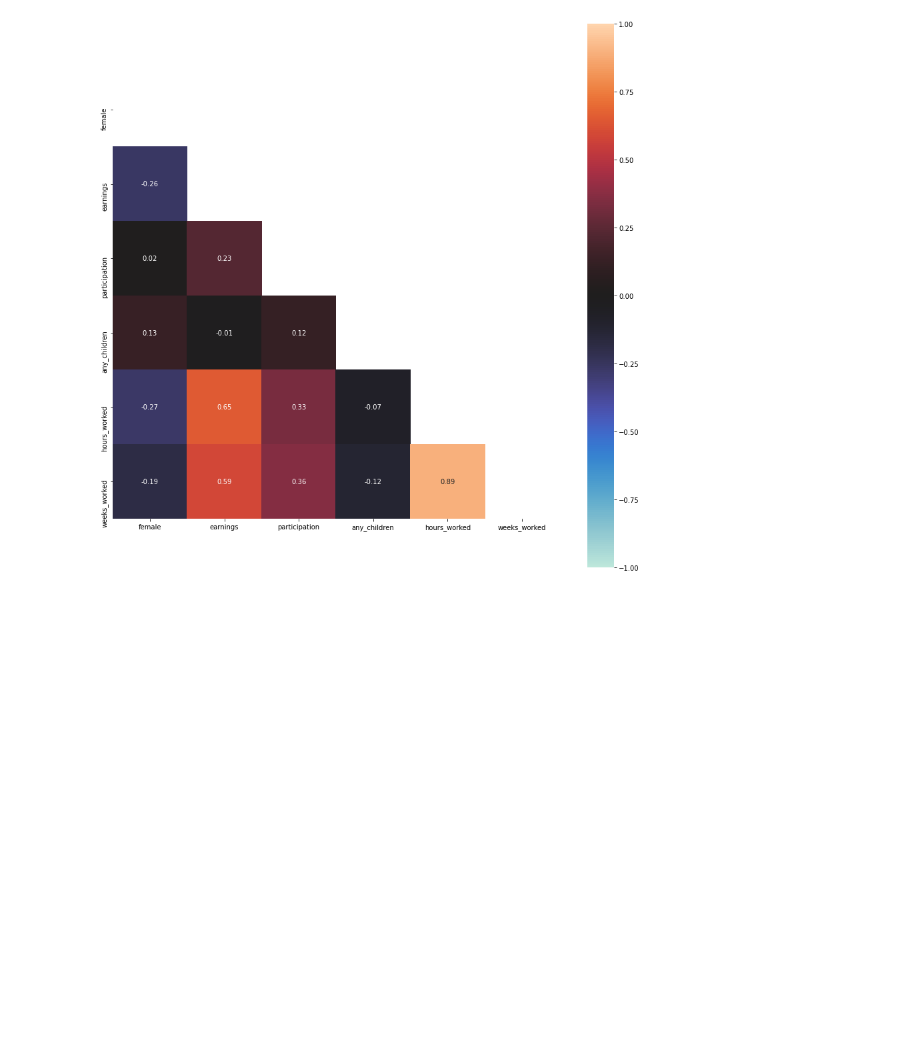
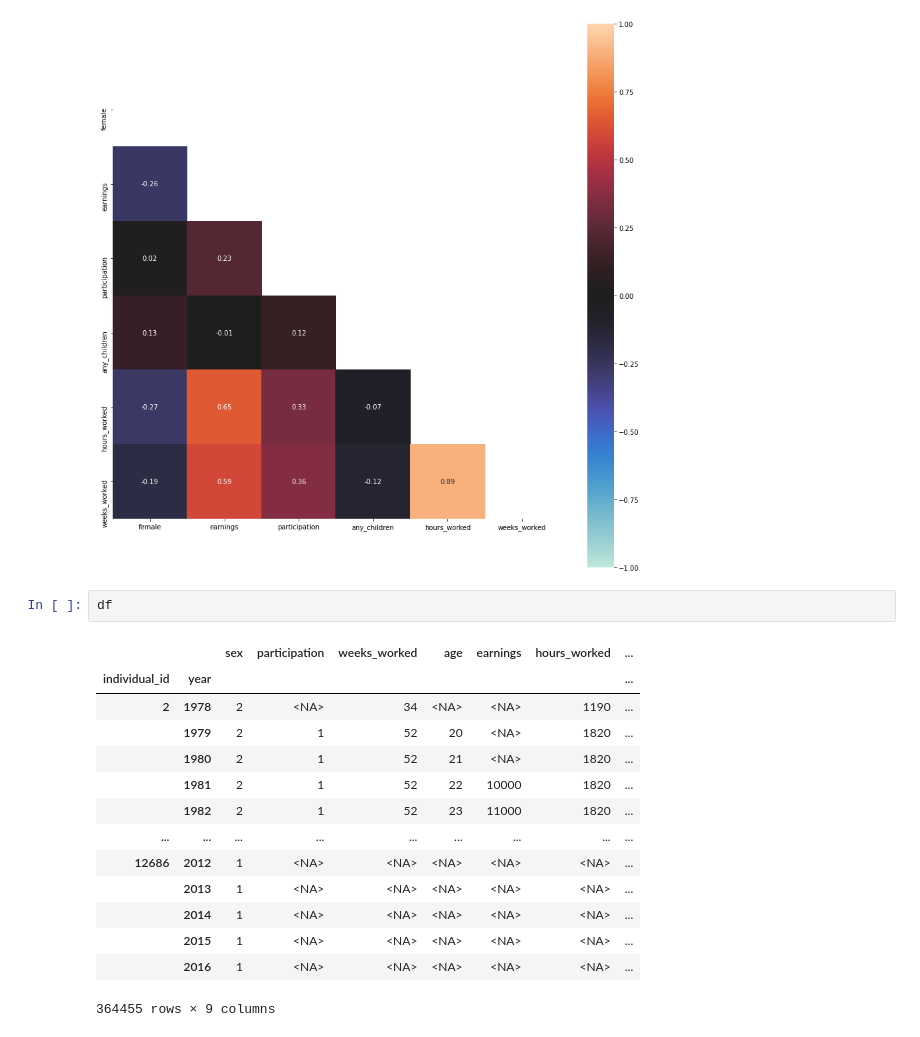
Before and after one commit to berikabinzet/Final_Project, a Jupyter notebook: src/data_management/data_cleaning_code.ipynb, the cells around one changed output. Drawn from its saved outputs; the diff is of its cells as text; blank space fills up the shorter version.

```diff
--- a/src/data_management/data_cleaning_code.ipynb
+++ b/src/data_management/data_cleaning_code.ipynb
@@ -319,3 +319,20 @@ Try using .loc[row_indexer,col_indexer] = value instead
 See the caveats in the documentation: https://pandas.pydata.org/pandas-docs/stable/user_guide/indexing.html#returning-a-view-versus-a-copy
   df2['female'] = np.where(df2["sex"] == 2, 1, 0)
 [figure]
+# %%
+df
+# %% [output]
+|  |  | sex | participation | weeks_worked | age | earnings | hours_worked | ... |
+| individual_id | year |  |  |  |  |  |  | ... |
+| 2 | 1978 | 2 | <NA> | 34 | <NA> | <NA> | 1190 | ... |
+|  | 1979 | 2 | 1 | 52 | 20 | <NA> | 1820 | ... |
+|  | 1980 | 2 | 1 | 52 | 21 | <NA> | 1820 | ... |
+|  | 1981 | 2 | 1 | 52 | 22 | 10000 | 1820 | ... |
+|  | 1982 | 2 | 1 | 52 | 23 | 11000 | 1820 | ... |
+| ... | ... | ... | ... | ... | ... | ... | ... | ... |
+| 12686 | 2012 | 1 | <NA> | <NA> | <NA> | <NA> | <NA> | ... |
+|  | 2013 | 1 | <NA> | <NA> | <NA> | <NA> | <NA> | ... |
+|  | 2014 | 1 | <NA> | <NA> | <NA> | <NA> | <NA> | ... |
+|  | 2015 | 1 | <NA> | <NA> | <NA> | <NA> | <NA> | ... |
+|  | 2016 | 1 | <NA> | <NA> | <NA> | <NA> | <NA> | ... |
+364455 rows × 9 columns
```
Also changed, not shown: parts of 9 cells of this notebook.
